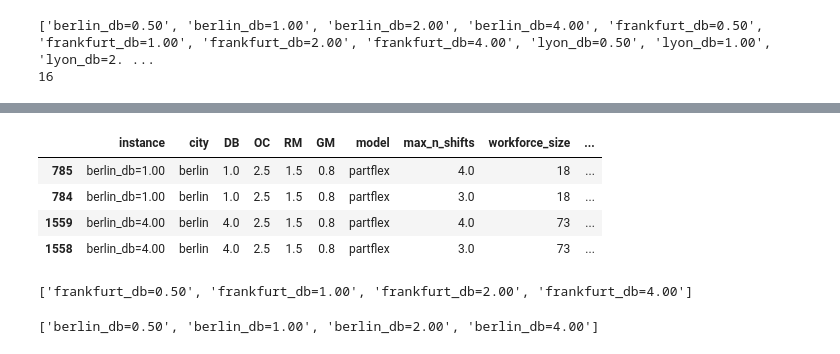
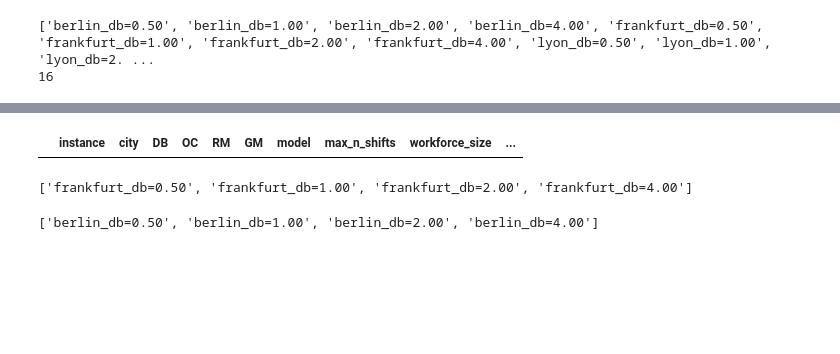
Before and after one commit to carlosperez1997/lmd-sizing-scheduling, a Jupyter notebook: code_team/code_cm/check_workforce_size_output.ipynb, the cells around one changed output, grey strips where cells are left out. Saved outputs shown, nothing was run; the diff lists cells and outputs as text; code cells hidden in the pictures; blank space fills up the shorter version.

```diff
--- a/code_team/code_cm/check_workforce_size_output.ipynb
+++ b/code_team/code_cm/check_workforce_size_output.ipynb
@@ -65,5 +47,6 @@ df_workforce.head(20)
 # %%
 df_workforce['count'] = 1
+df_workforce.loc[df_workforce['max_n_shifts'].isna(), 'max_n_shifts'] = 0
 df_workforce['count'] = df_workforce.groupby(by = ['instance','OC','model','max_n_shifts'])['count'].transform('sum')
 
 df_workforce_count = df_workforce.copy()
@@ -73,12 +79,8 @@ df_workforce_count.sort_values(by = ['count'], inplace = True)
 # %%
-df_workforce_count = df_workforce_count[df_workforce_count['count']==1]
-df_workforce_count
+df_workforce_count_ = df_workforce_count[df_workforce_count['count']==2]
+df_workforce_count_
 # %% [output]
 |  | instance | city | DB | OC | RM | GM | model | max_n_shifts | workforce_size | ... |
-| 785 | berlin_db=1.00 | berlin | 1.0 | 2.5 | 1.5 | 0.8 | partflex | 4.0 | 18 | ... |
-| 784 | berlin_db=1.00 | berlin | 1.0 | 2.5 | 1.5 | 0.8 | partflex | 3.0 | 18 | ... |
-| 1559 | berlin_db=4.00 | berlin | 4.0 | 2.5 | 1.5 | 0.8 | partflex | 4.0 | 73 | ... |
-| 1558 | berlin_db=4.00 | berlin | 4.0 | 2.5 | 1.5 | 0.8 | partflex | 3.0 | 73 | ... |
 # %%
 #check frankfurt
 
```
Also changed, not shown: parts of 2 cells of this notebook, 4 other files.
